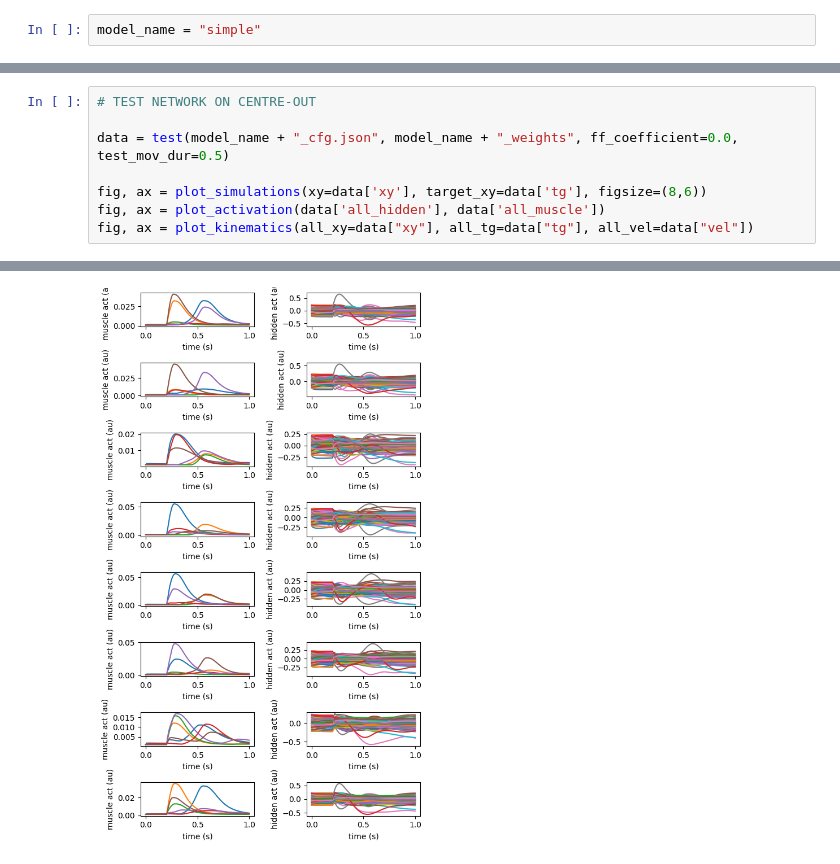
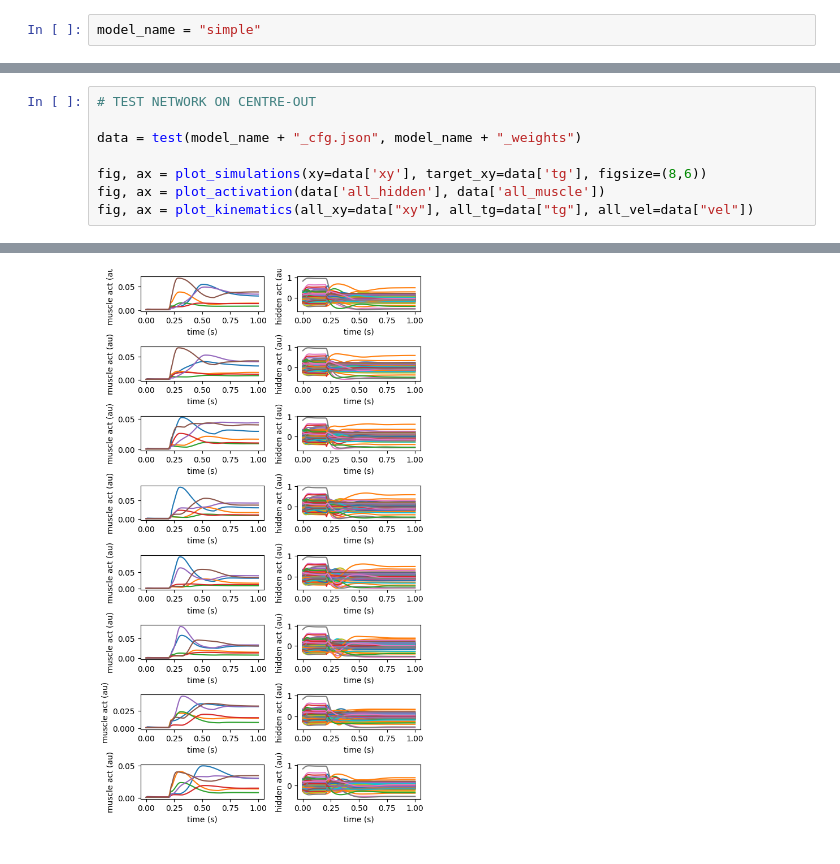
Before and after one commit to paulgribble/motorchnet_plg, a Jupyter notebook: simple_analyse.ipynb, the cells around one changed output, grey strips where cells are left out. Saved outputs shown, nothing was run; the diff lists cells and outputs as text.

```diff
--- a/simple_analyse.ipynb
+++ b/simple_analyse.ipynb
@@ -38,7 +40,7 @@ dict_keys(['overall', 'position', 'angle', 'lateral', 'muscle', 'hidden'])
 # %%
 # TEST NETWORK ON CENTRE-OUT
 
-data = test(model_name + "_cfg.json", model_name + "_weights", ff_coefficient=0.0, test_mov_dur=0.5)
+data = test(model_name + "_cfg.json", model_name + "_weights")
 
 fig, ax = plot_simulations(xy=data['xy'], target_xy=data['tg'], figsize=(8,6))
 fig, ax = plot_activation(data['all_hidden'], data['all_muscle'])
@@ -48 +50 @@ fig, ax = plot_kinematics(all_xy=data["xy"], all_tg=data["tg"], all_vel=data["ve
-[figure, old version]
+[figure, new version]
```
Also changed, not shown: parts of 2 cells of this notebook, 3 other files.
